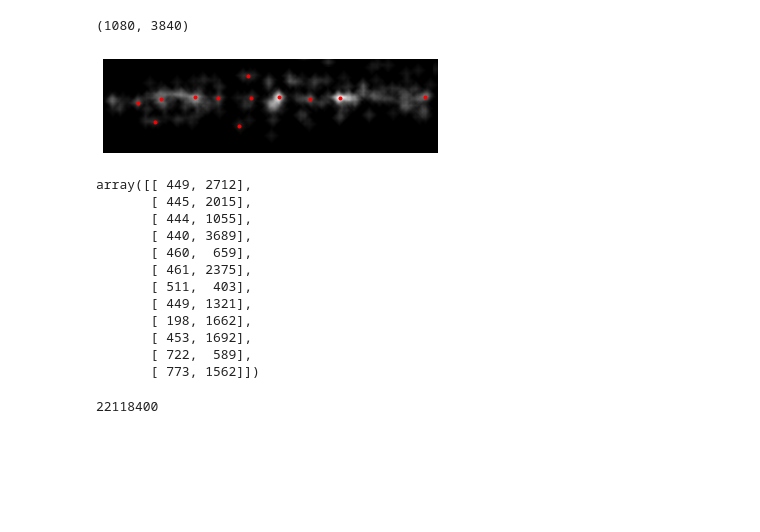
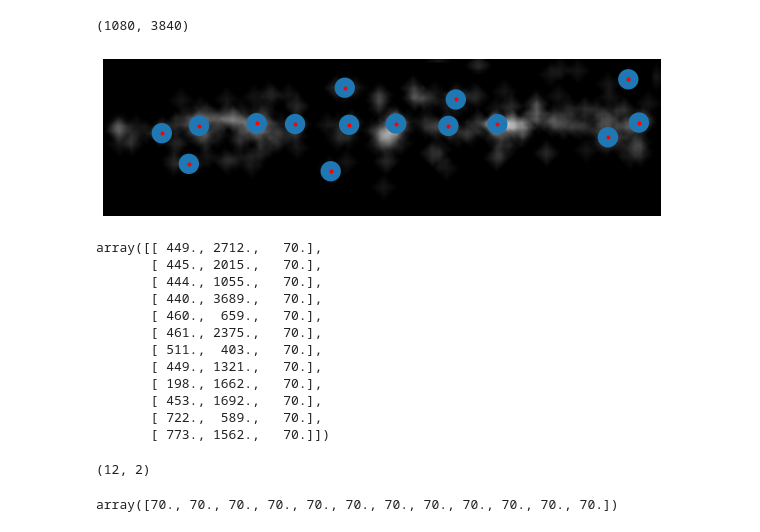
Before and after one commit to Ptrskay3/place_me, a Jupyter notebook: test.ipynb, the cells around one changed output. Cells and saved outputs as stored; diff of their text form; code cells hidden in the pictures; blank space fills up the shorter version.

```diff
--- a/test.ipynb
+++ b/test.ipynb
@@ -17,34 +18,44 @@ data.shape
 # %%
 image_max = ndi.maximum_filter(data, size=20, mode='constant')
 
-coordinates = peak_local_max(data, min_distance=150)
+coordinates = peak_local_max(data, min_distance=140)
 
-plt.imshow(data, cmap=plt.cm.gray)
-plt.autoscale(False)
-plt.plot(coordinates[:, 1], coordinates[:, 0], 'r.')
-plt.axis('off')
+fix, ax = plt.subplots(figsize=(10, 9))
+
+ax.imshow(data, cmap=plt.cm.gray)
+ax.autoscale(False)
+ax.plot(coordinates[:, 1], coordinates[:, 0], 'r.')
+ax.axis('off')
+
+for y, x in coordinates:
+    circ = Circle((x, y), 70)
+    ax.add_patch(circ)
 
 fig.tight_layout()
 
 plt.show()
 # %% [output]
-[figure, old version]
+[figure, new version]
 # %%
-coordinates
+np.c_[coordinates, 70 * np.ones(coordinates.shape[0])]
 # %% [output]
-array([[ 449, 2712],
-       [ 445, 2015],
-       [ 444, 1055],
-       [ 440, 3689],
-       [ 460,  659],
-       [ 461, 2375],
-       [ 511,  403],
-       [ 449, 1321],
-       [ 198, 1662],
-       [ 453, 1692],
-       [ 722,  589],
-       [ 773, 1562]])
+array([[ 449., 2712.,   70.],
+       [ 445., 2015.,   70.],
+       [ 444., 1055.,   70.],
+       [ 440., 3689.,   70.],
+       [ 460.,  659.,   70.],
+       [ 461., 2375.,   70.],
+       [ 511.,  403.,   70.],
+       [ 449., 1321.,   70.],
+       [ 198., 1662.,   70.],
+       [ 453., 1692.,   70.],
+       [ 722.,  589.,   70.],
+       [ 773., 1562.,   70.]])
-# %%
-2880*10*3
-# %% [output]
-22118400
+# %%
+coordinates.shape
+# %% [output]
+(12, 2)
+# %%
+x
+# %% [output]
+array([70., 70., 70., 70., 70., 70., 70., 70., 70., 70., 70., 70.])
```
Also changed, not shown: parts of 1 cell of this notebook, 4 other files.
